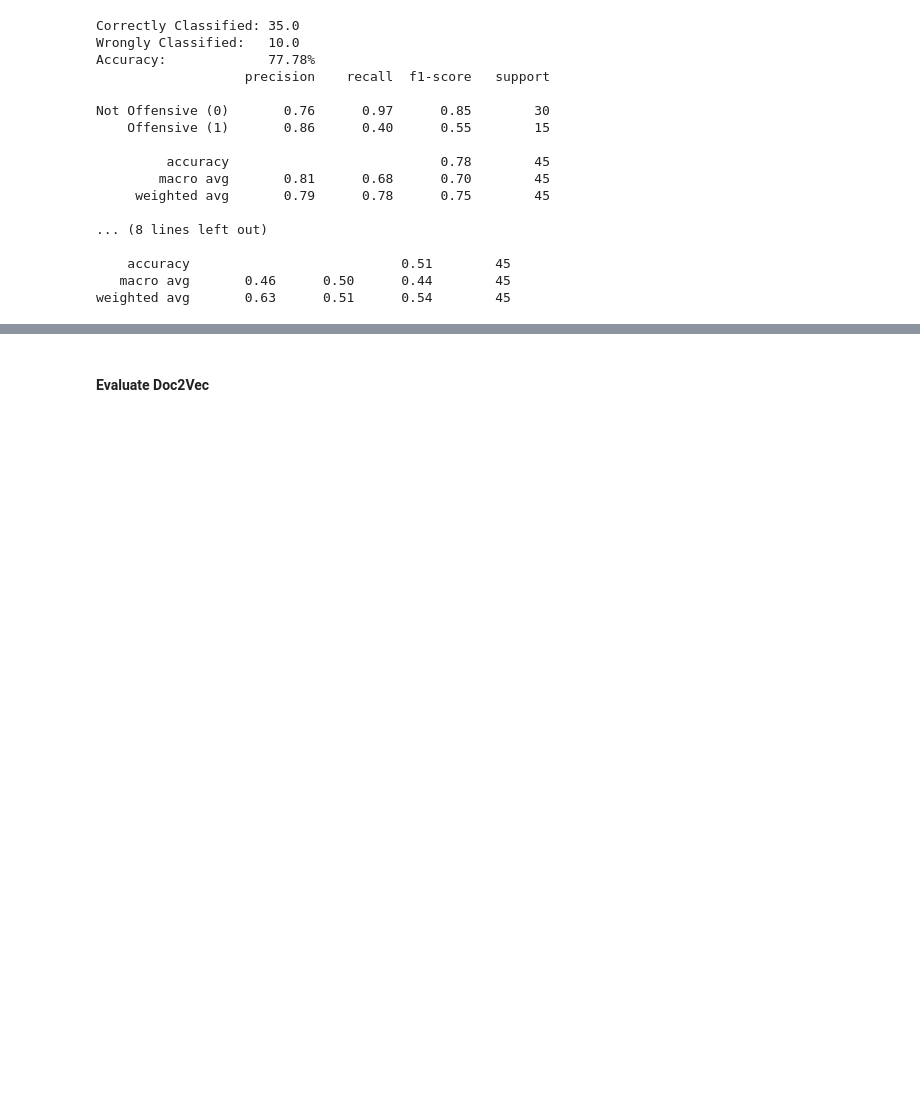
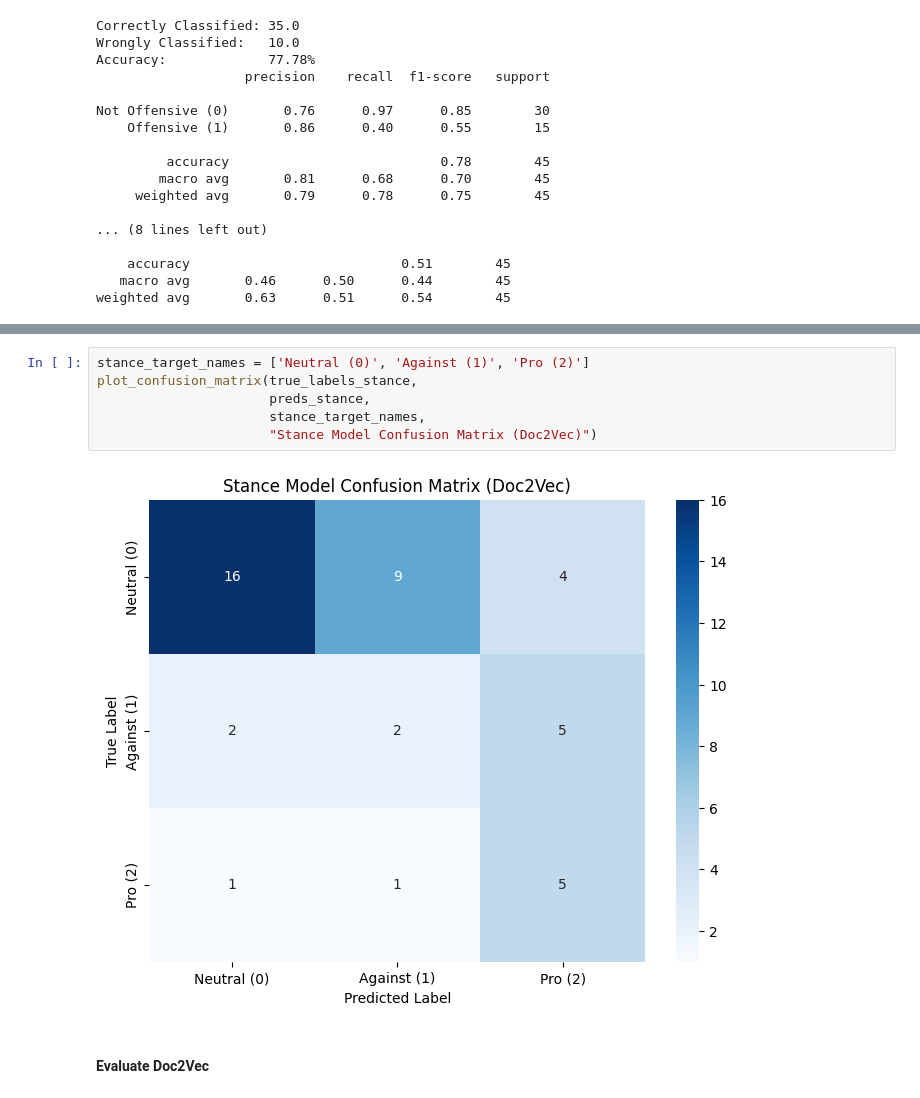
Before and after one commit to ameyer3/hslu-nlp-project, a Jupyter notebook: GW.ipynb, the cells around one changed output, grey strips where cells are left out. Cells and saved outputs as stored; diff of their text form; blank space fills up the shorter version.

Commit message:
Add confusion matrix for both

```diff
--- a/GW.ipynb
+++ b/GW.ipynb
@@ -718,3 +749,11 @@ weighted avg       0.63      0.51      0.54        45
+# %%
+stance_target_names = ['Neutral (0)', 'Against (1)', 'Pro (2)']
+plot_confusion_matrix(true_labels_stance,
+                      preds_stance,
+                      stance_target_names,
+                      "Stance Model Confusion Matrix (Doc2Vec)")
+# %% [output]
+[figure, added]
 # %% [markdown]
 #### Evaluate Doc2Vec
 # %%
```
Also changed, not shown: parts of 8 cells of this notebook.
